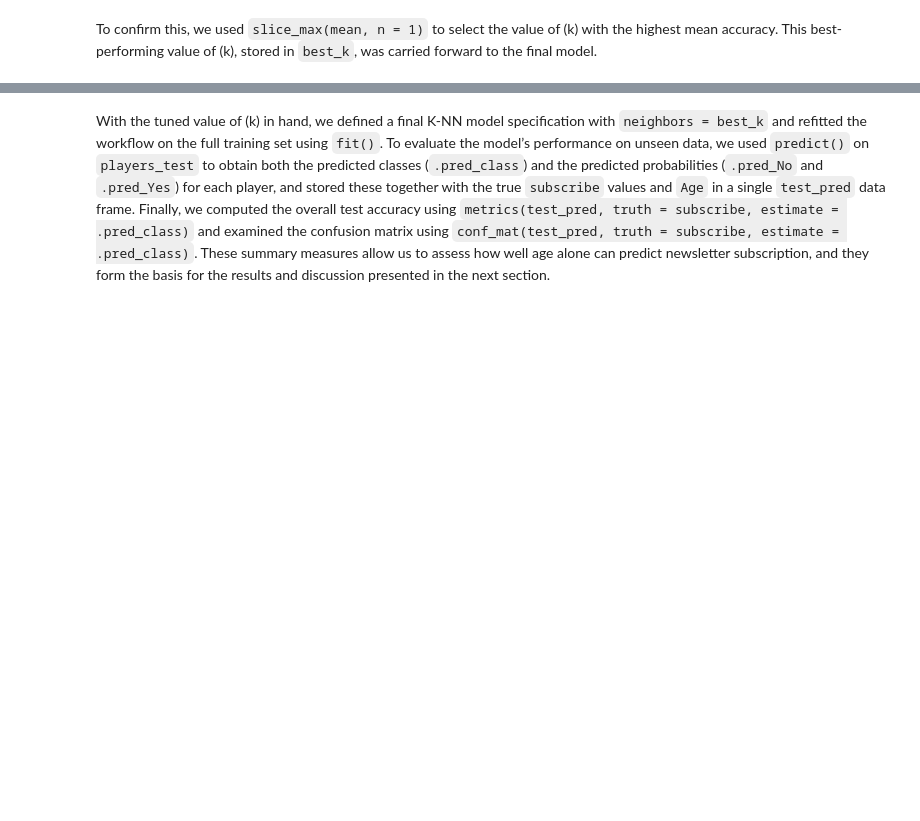
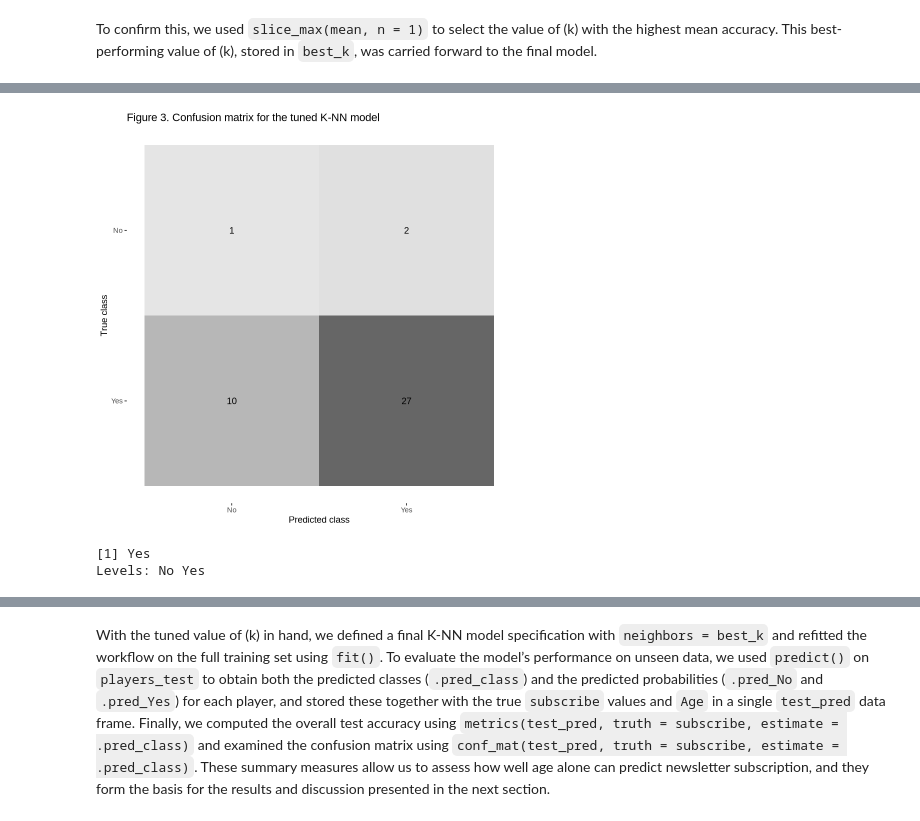
Before and after one commit to calentynes/dsci_group_project, a Jupyter notebook: group_project.ipynb, the cells around one changed output, grey strips where cells are left out. Drawn from its saved outputs; the diff is of its cells as text; code cells hidden in the pictures; blank space fills up the shorter version.

```diff
--- a/group_project.ipynb
+++ b/group_project.ipynb
@@ -165,0 +196,22 @@ best_k
+# %%
+
+conf_mat_plot <- autoplot(test_conf_mat, type = "heatmap") +
+  labs(
+    title = "Figure 3. Confusion matrix for the tuned K-NN model",
+    x = "Predicted class",
+    y = "True class"
+  )
+
+conf_mat_plot
+# %% [output]
+[figure, added]
+# %%
+majority_class <- players_train |>
+  count(subscribe) |>
+  slice_max(n, n = 1, with_ties = FALSE) |>
+  pull(subscribe)
+
+majority_class
+# %% [output]
+[1] Yes
+Levels: No Yes
```
Also changed, not shown: parts of 5 cells of this notebook.
